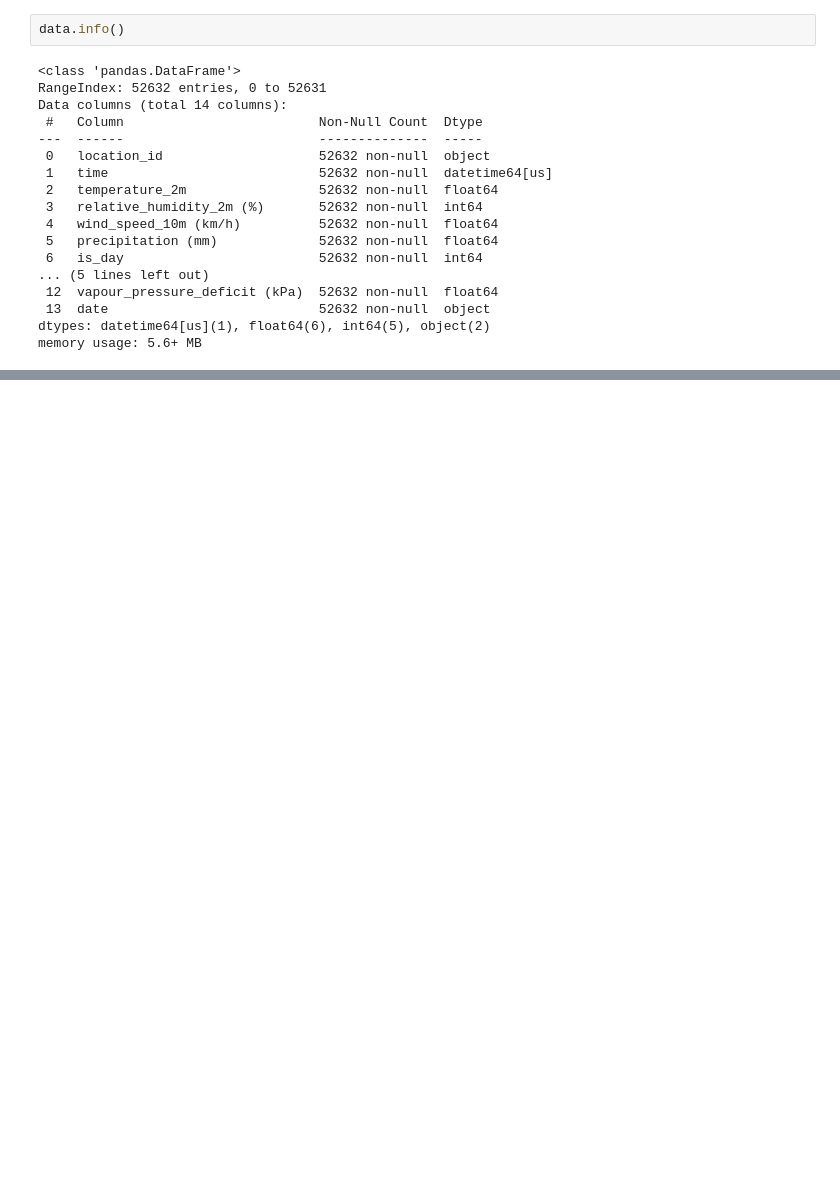
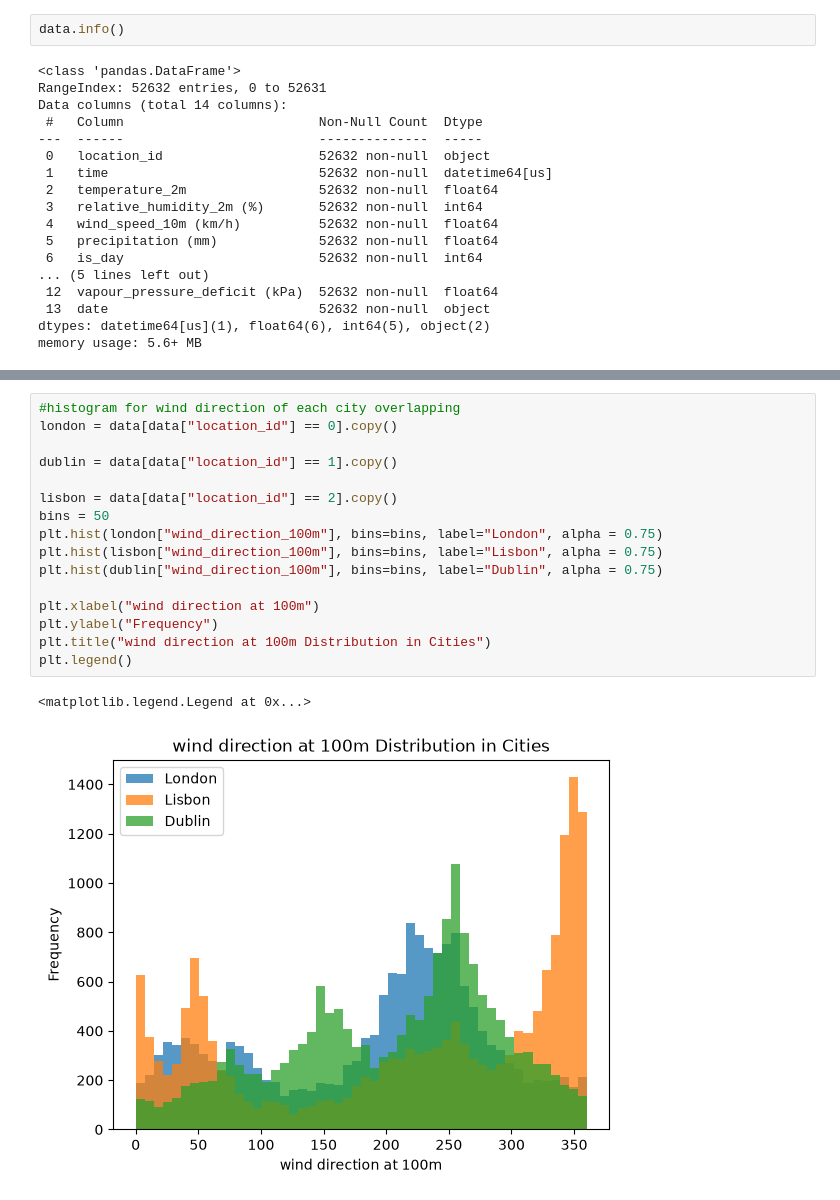
Before and after one commit to blairSmcc03/SCD_Online_Work_Experience, a Jupyter notebook: wind_weather_analysis.ipynb, the cells around one changed output, grey strips where cells are left out. Drawn from its saved outputs; the diff is of its cells as text; blank space fills up the shorter version.

```diff
--- a/wind_weather_analysis.ipynb
+++ b/wind_weather_analysis.ipynb
@@ -65,0 +133,19 @@ memory usage: 5.6+ MB
+# %%
+#histogram for wind direction of each city overlapping
+london = data[data["location_id"] == 0].copy()
+
+dublin = data[data["location_id"] == 1].copy()
+
+lisbon = data[data["location_id"] == 2].copy()
+bins = 50
+plt.hist(london["wind_direction_100m"], bins=bins, label="London", alpha = 0.75)
+plt.hist(lisbon["wind_direction_100m"], bins=bins, label="Lisbon", alpha = 0.75)
+plt.hist(dublin["wind_direction_100m"], bins=bins, label="Dublin", alpha = 0.75)
+
+plt.xlabel("wind direction at 100m")
+plt.ylabel("Frequency")
+plt.title("wind direction at 100m Distribution in Cities")
+plt.legend()
+# %% [output]
+<matplotlib.legend.Legend at 0x...>
+[figure, added]
```
Also changed, not shown: parts of 12 cells of this notebook.
